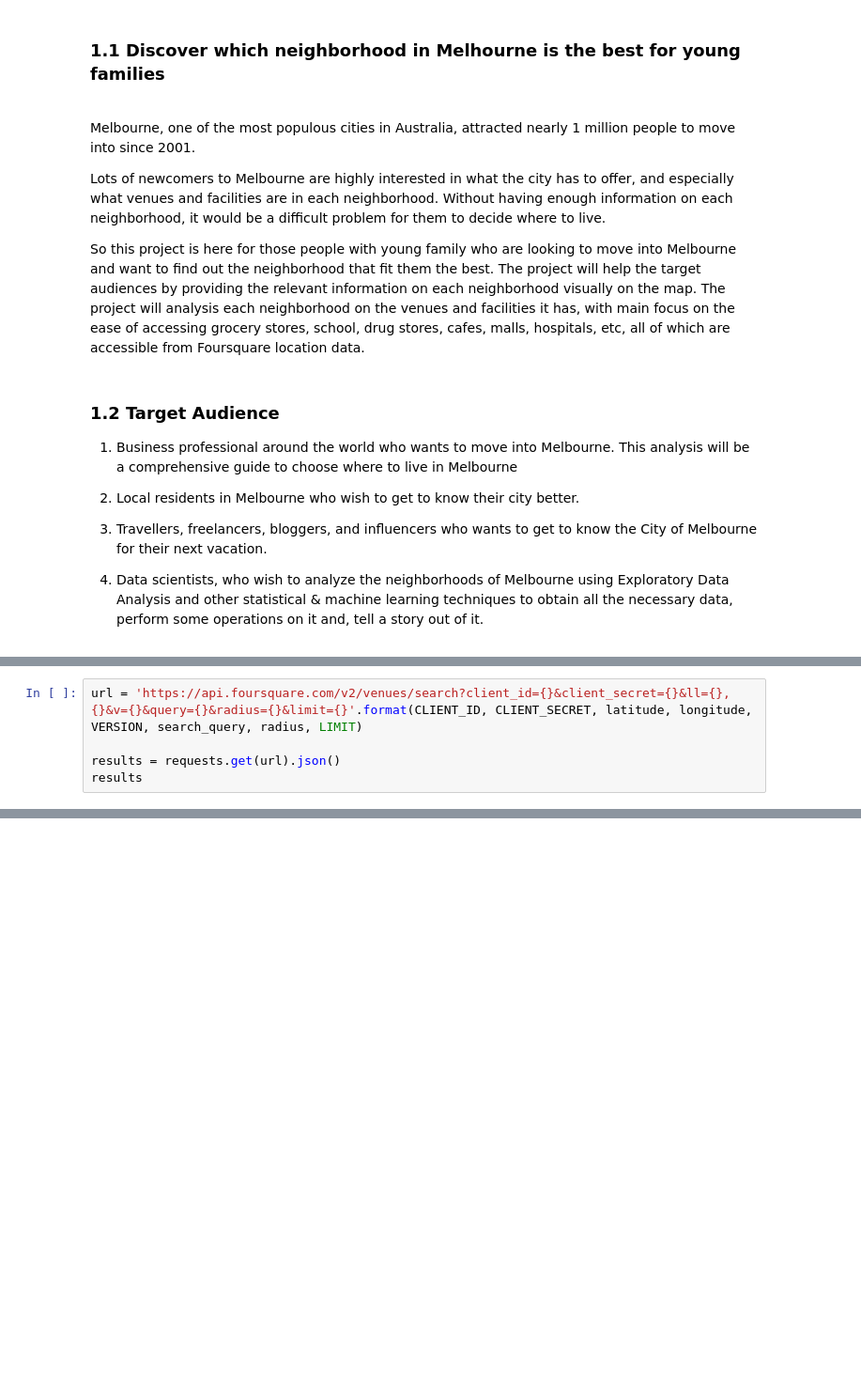
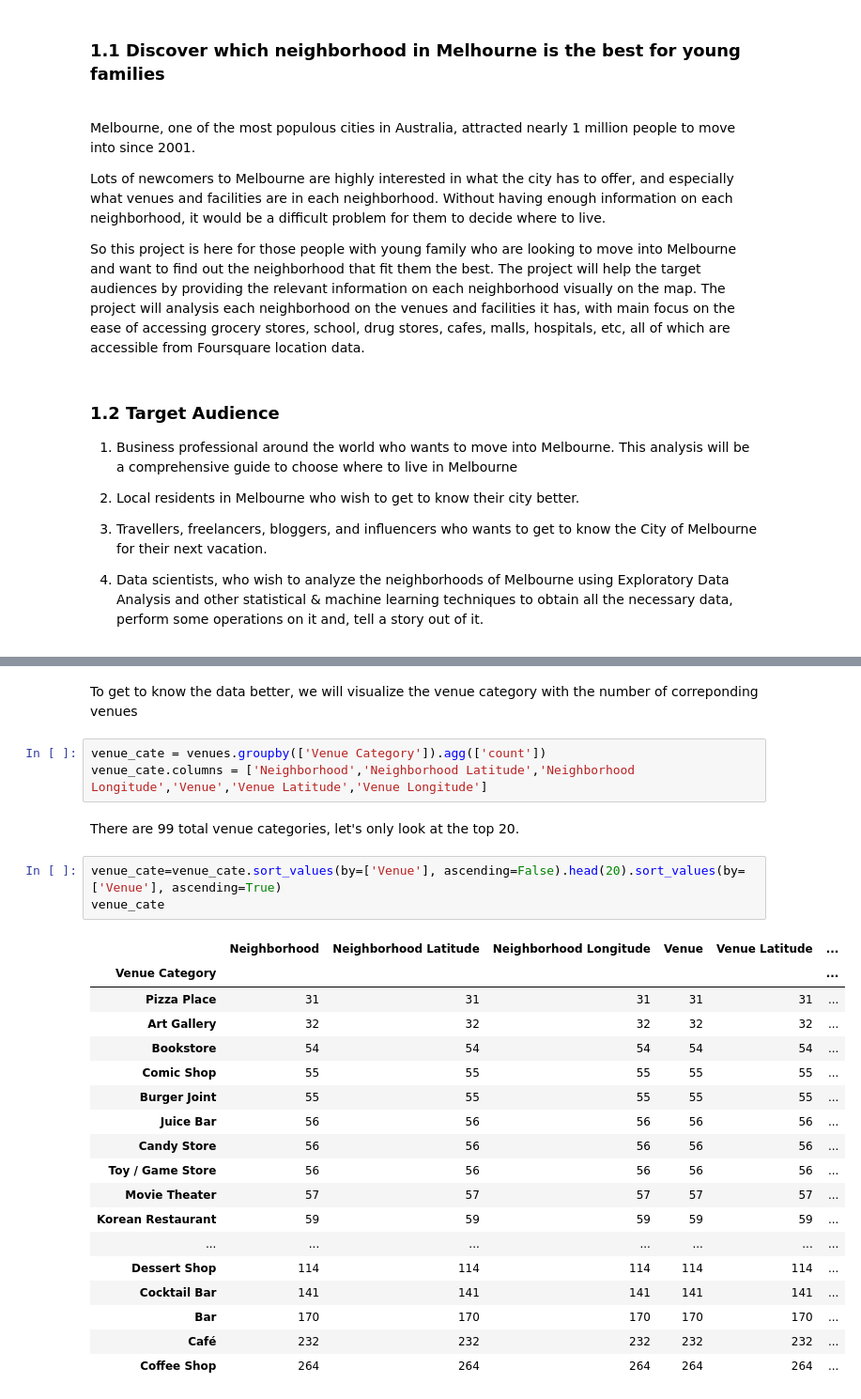
Before and after one commit to Serenacancode/Coursera_Capstone, a Jupyter notebook: Capstone project.ipynb, the cells around one changed output, grey strips where cells are left out. Shown: that part at 94% size. Cells and saved outputs as stored; diff of their text form; blank space fills up the shorter version.

```diff
--- a/Capstone project.ipynb
+++ b/Capstone project.ipynb
@@ -124,5 +163,0 @@ radius = 50000
-# %%
-url = 'https://api.foursquare.com/v2/venues/search?client_id={}&client_secret={}&ll={},{}&v={}&query={}&radius={}&limit={}'.format(CLIENT_ID, CLIENT_SECRET, latitude, longitude, VERSION, search_query, radius, LIMIT)
-
-results = requests.get(url).json()
-results
@@ -183,0 +188,29 @@ dataframe_filtered.head()
+# %% [markdown]
+To get to know the data better, we will visualize the venue category with the number of correponding venues
+# %%
+venue_cate = venues.groupby(['Venue Category']).agg(['count'])
+venue_cate.columns = ['Neighborhood','Neighborhood Latitude','Neighborhood Longitude','Venue','Venue Latitude','Venue Longitude']
+# %% [markdown]
+There are 99 total venue categories, let's only look at the top 20.
+# %%
+venue_cate=venue_cate.sort_values(by=['Venue'], ascending=False).head(20).sort_values(by=['Venue'], ascending=True)
+venue_cate
+# %% [output]
+|  | Neighborhood | Neighborhood Latitude | Neighborhood Longitude | Venue | Venue Latitude | ... |
+| Venue Category |  |  |  |  |  | ... |
+| Pizza Place | 31 | 31 | 31 | 31 | 31 | ... |
+| Art Gallery | 32 | 32 | 32 | 32 | 32 | ... |
+| Bookstore | 54 | 54 | 54 | 54 | 54 | ... |
+| Comic Shop | 55 | 55 | 55 | 55 | 55 | ... |
+| Burger Joint | 55 | 55 | 55 | 55 | 55 | ... |
+| Juice Bar | 56 | 56 | 56 | 56 | 56 | ... |
+| Candy Store | 56 | 56 | 56 | 56 | 56 | ... |
+| Toy / Game Store | 56 | 56 | 56 | 56 | 56 | ... |
+| Movie Theater | 57 | 57 | 57 | 57 | 57 | ... |
+| Korean Restaurant | 59 | 59 | 59 | 59 | 59 | ... |
+| ... | ... | ... | ... | ... | ... | ... |
+| Dessert Shop | 114 | 114 | 114 | 114 | 114 | ... |
+| Cocktail Bar | 141 | 141 | 141 | 141 | 141 | ... |
+| Bar | 170 | 170 | 170 | 170 | 170 | ... |
+| Café | 232 | 232 | 232 | 232 | 232 | ... |
+| Coffee Shop | 264 | 264 | 264 | 264 | 264 | ... |
```
Also changed, not shown: parts of 34 cells of this notebook.
